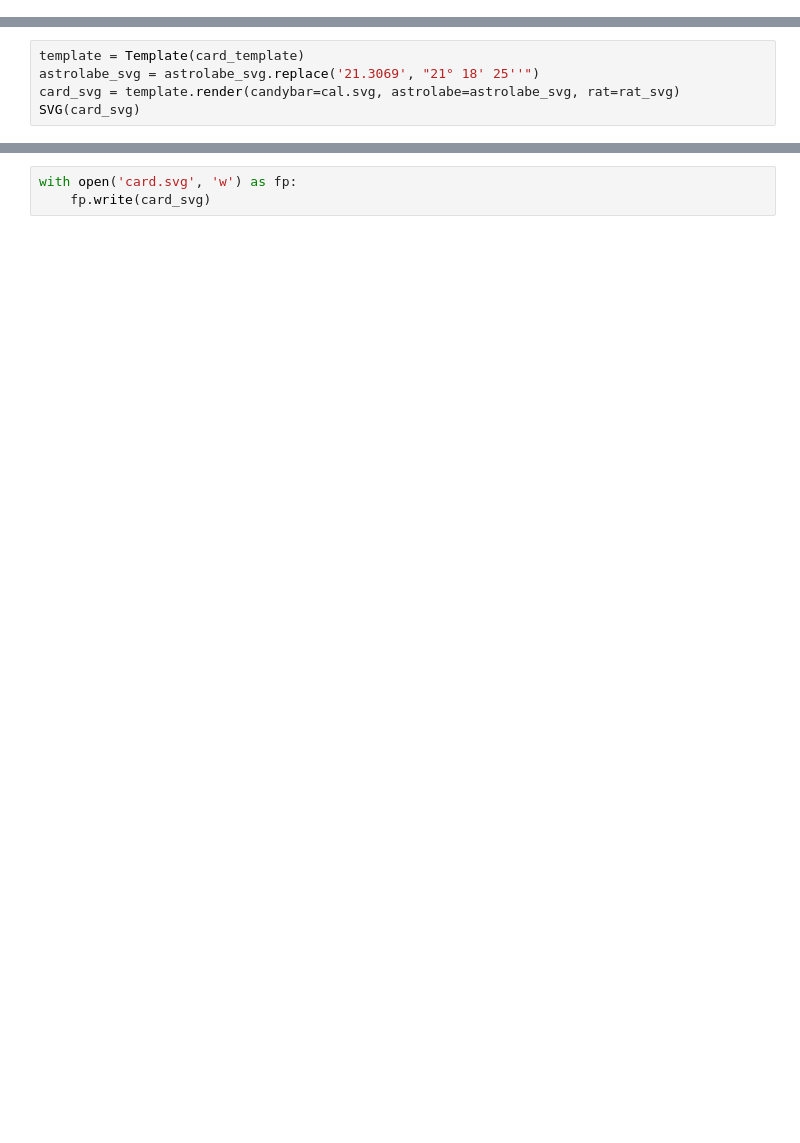
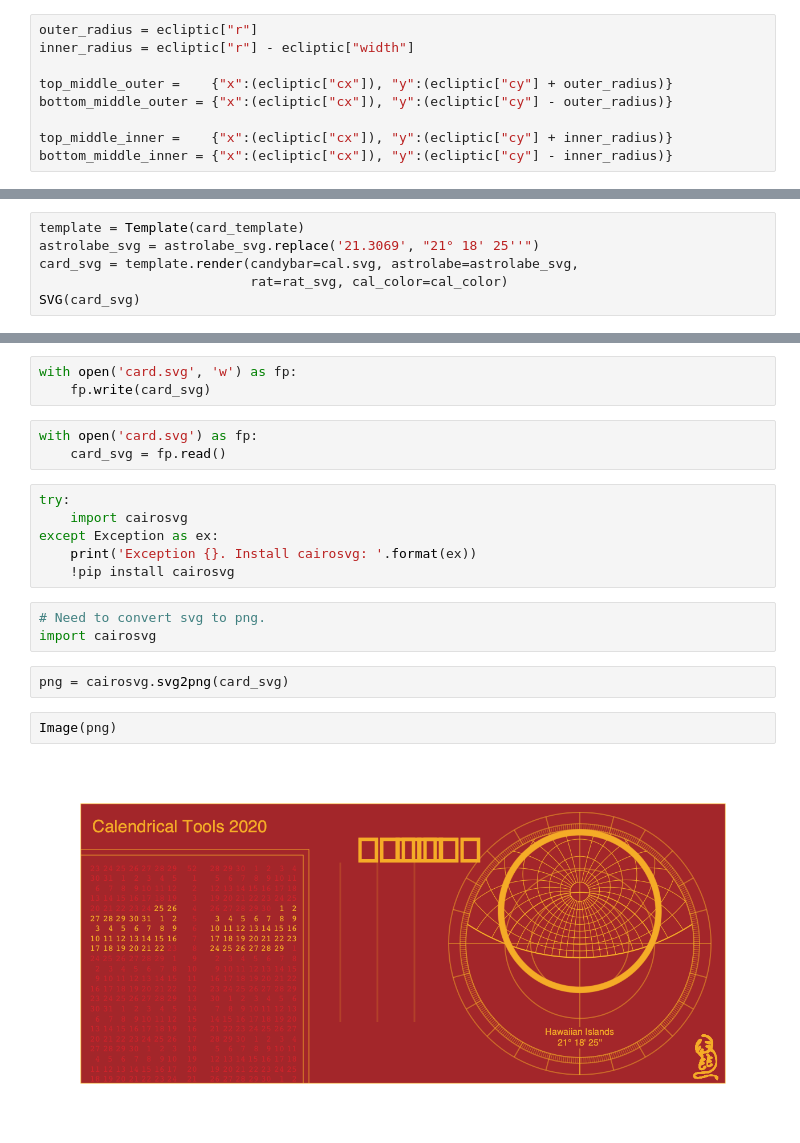
Before and after one commit to rn123/Calendrical-Tools, a Jupyter notebook: notebooks/Calendrical Tools Demo.ipynb, the cells around one changed output, grey strips where cells are left out. Saved outputs shown, nothing was run; the diff lists cells and outputs as text; blank space fills up the shorter version.

```diff
--- a/notebooks/Calendrical Tools Demo.ipynb
+++ b/notebooks/Calendrical Tools Demo.ipynb
@@ -97,3 +128,12 @@ inkscape_attributes = {
+# %%
+outer_radius = ecliptic["r"]
+inner_radius = ecliptic["r"] - ecliptic["width"]
+
+top_middle_outer =    {"x":(ecliptic["cx"]), "y":(ecliptic["cy"] + outer_radius)}
+bottom_middle_outer = {"x":(ecliptic["cx"]), "y":(ecliptic["cy"] - outer_radius)}
+
+top_middle_inner =    {"x":(ecliptic["cx"]), "y":(ecliptic["cy"] + inner_radius)}
+bottom_middle_inner = {"x":(ecliptic["cx"]), "y":(ecliptic["cy"] - inner_radius)}
 # %%
 template = Template(template_text)
 astrolabe_svg = template.render(
@@ -218,10 +320,29 @@ card_template = """
 # %%
 template = Template(card_template)
 astrolabe_svg = astrolabe_svg.replace('21.3069', "21° 18' 25''")
-card_svg = template.render(candybar=cal.svg, astrolabe=astrolabe_svg, rat=rat_svg)
+card_svg = template.render(candybar=cal.svg, astrolabe=astrolabe_svg,
+                           rat=rat_svg, cal_color=cal_color)
 SVG(card_svg)
 # %% [output]
 [drawing not drawn]
 # %%
 with open('card.svg', 'w') as fp:
     fp.write(card_svg)
+# %%
+with open('card.svg') as fp:
+    card_svg = fp.read()
+# %%
+try:
+    import cairosvg
+except Exception as ex:
+    print('Exception {}. Install cairosvg: '.format(ex))
+    !pip install cairosvg
+# %%
+# Need to convert svg to png.
+import cairosvg
+# %%
+png = cairosvg.svg2png(card_svg)
+# %%
+Image(png)
+# %% [output]
+[figure, added]
```
Also changed, not shown: parts of 16 cells of this notebook.
